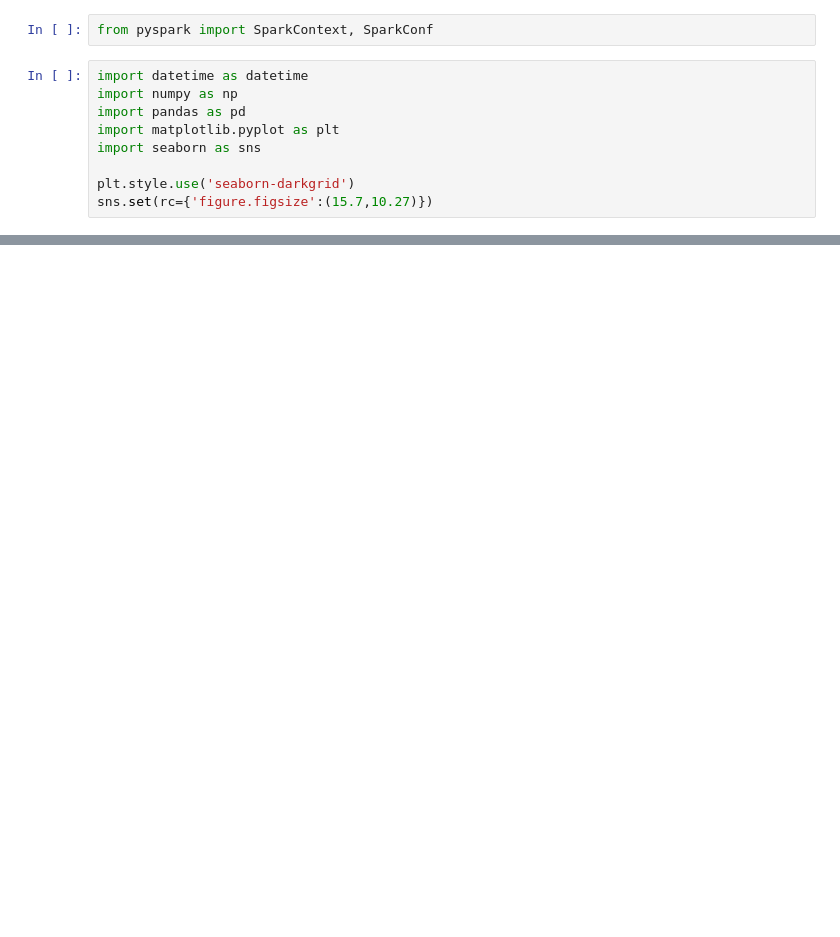
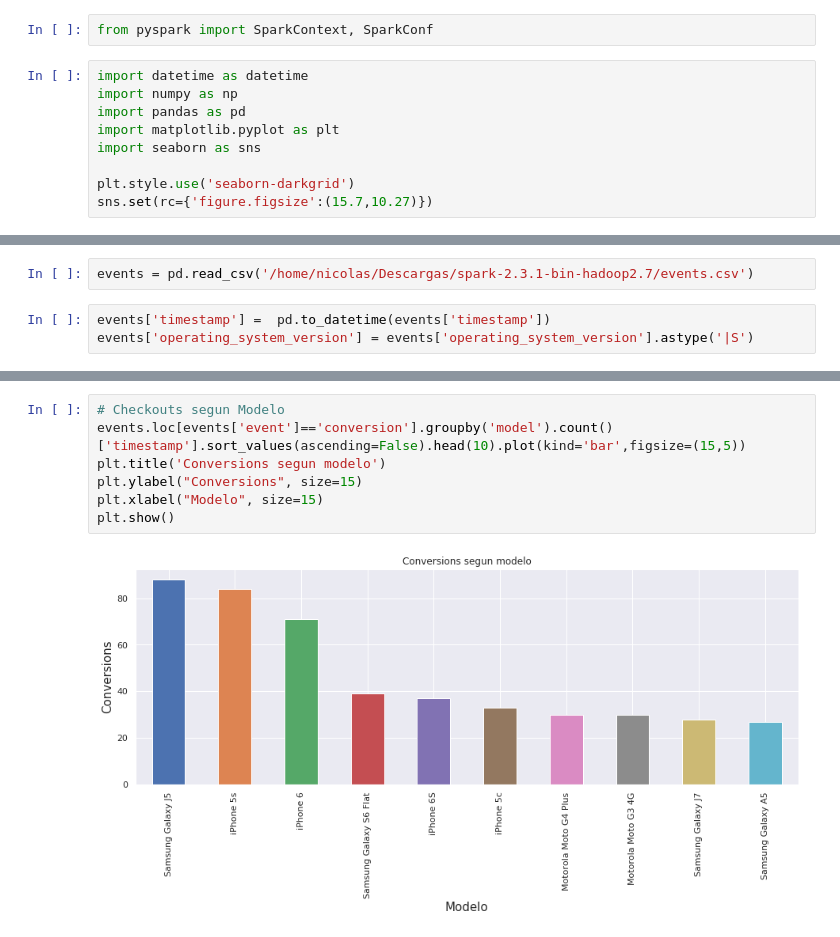
Before and after one commit to btusca/7506, a Jupyter notebook: TP2018/TP1.ipynb, the cells around one changed output, grey strips where cells are left out. Drawn from its saved outputs; the diff is of its cells as text; blank space fills up the shorter version.

Commit message:
Checkouts segun modelo / trafico segun (dia/hora)
y otras magias

```diff
--- a/TP2018/TP1.ipynb
+++ b/TP2018/TP1.ipynb
@@ -122,0 +12,5 @@ plt.show()
+# %%
+events = pd.read_csv('/home/nicolas/Descargas/spark-2.3.1-bin-hadoop2.7/events.csv')
+# %%
+events['timestamp'] =  pd.to_datetime(events['timestamp'])
+events['operating_system_version'] = events['operating_system_version'].astype('|S')
@@ -122,0 +84,9 @@ plt.show()
+# %%
+# Checkouts segun Modelo
+events.loc[events['event']=='conversion'].groupby('model').count()['timestamp'].sort_values(ascending=False).head(10).plot(kind='bar',figsize=(15,5))
+plt.title('Conversions segun modelo')
+plt.ylabel("Conversions", size=15)
+plt.xlabel("Modelo", size=15)
+plt.show()
+# %% [output]
+[figure, added]
```
Also changed, not shown: parts of 38 cells of this notebook.
